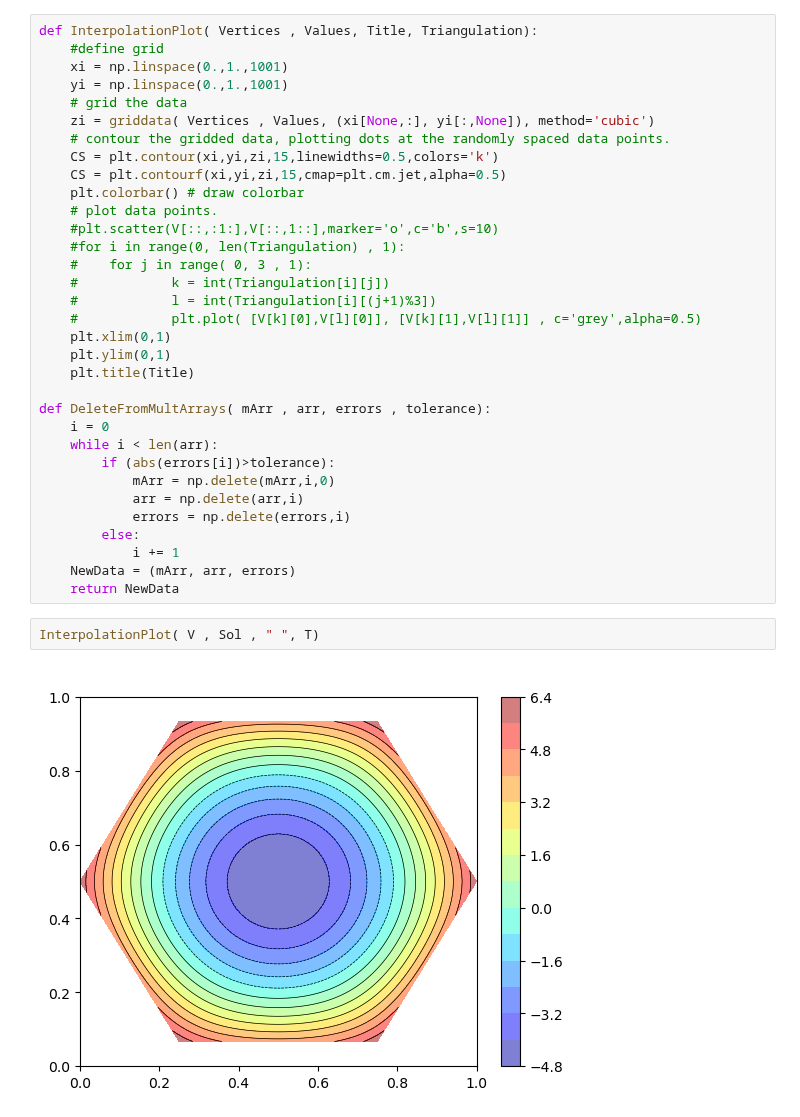
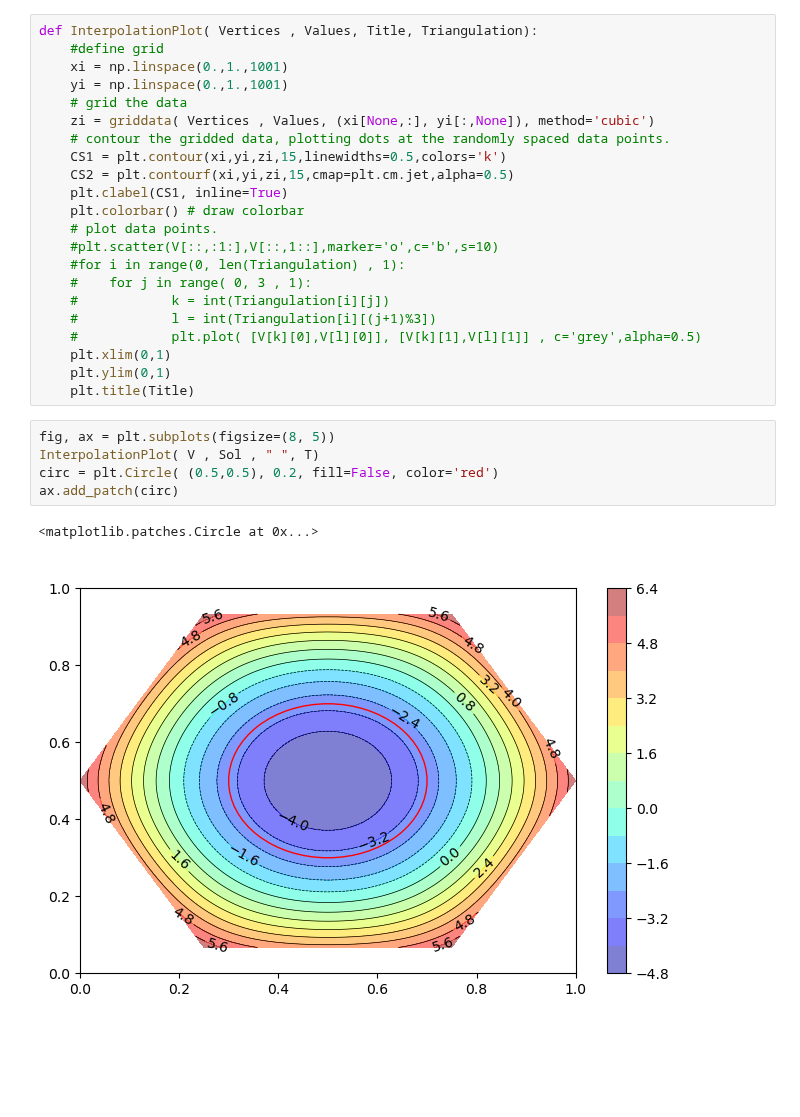
Before and after one commit to JaNiebu/BT_DECinPhysics, a Jupyter notebook: plot.ipynb, the cells around one changed output. Drawn from its saved outputs; the diff is of its cells as text; blank space fills up the shorter version.

```diff
--- a/plot.ipynb
+++ b/plot.ipynb
@@ -33,8 +34,9 @@ def InterpolationPlot( Vertices , Values, Title, Triangulation):
     # grid the data
     zi = griddata( Vertices , Values, (xi[None,:], yi[:,None]), method='cubic')
     # contour the gridded data, plotting dots at the randomly spaced data points.
-    CS = plt.contour(xi,yi,zi,15,linewidths=0.5,colors='k')
-    CS = plt.contourf(xi,yi,zi,15,cmap=plt.cm.jet,alpha=0.5)
+    CS1 = plt.contour(xi,yi,zi,15,linewidths=0.5,colors='k')
+    CS2 = plt.contourf(xi,yi,zi,15,cmap=plt.cm.jet,alpha=0.5)
+    plt.clabel(CS1, inline=True)
     plt.colorbar() # draw colorbar
     # plot data points.
     #plt.scatter(V[::,:1:],V[::,1::],marker='o',c='b',s=10)
@@ -46,19 +48,11 @@ def InterpolationPlot( Vertices , Values, Title, Triangulation):
     plt.xlim(0,1)
     plt.ylim(0,1)
     plt.title(Title)
-
-def DeleteFromMultArrays( mArr , arr, errors , tolerance):
-    i = 0
-    while i < len(arr):
-        if (abs(errors[i])>tolerance):
-            mArr = np.delete(mArr,i,0)
-            arr = np.delete(arr,i)
-            errors = np.delete(errors,i)
-        else:
-            i += 1
-    NewData = (mArr, arr, errors)
-    return NewData
-# %%
-InterpolationPlot( V , Sol , " ", T)
-# %% [output]
-[figure, removed]
+# %%
+fig, ax = plt.subplots(figsize=(8, 5))
+InterpolationPlot( V , Sol , " ", T)
+circ = plt.Circle( (0.5,0.5), 0.2, fill=False, color='red')
+ax.add_patch(circ)
+# %% [output]
+<matplotlib.patches.Circle at 0x...>
+[figure, added]
```
Also changed, not shown: parts of 1 cell of this notebook, 2 other files.
